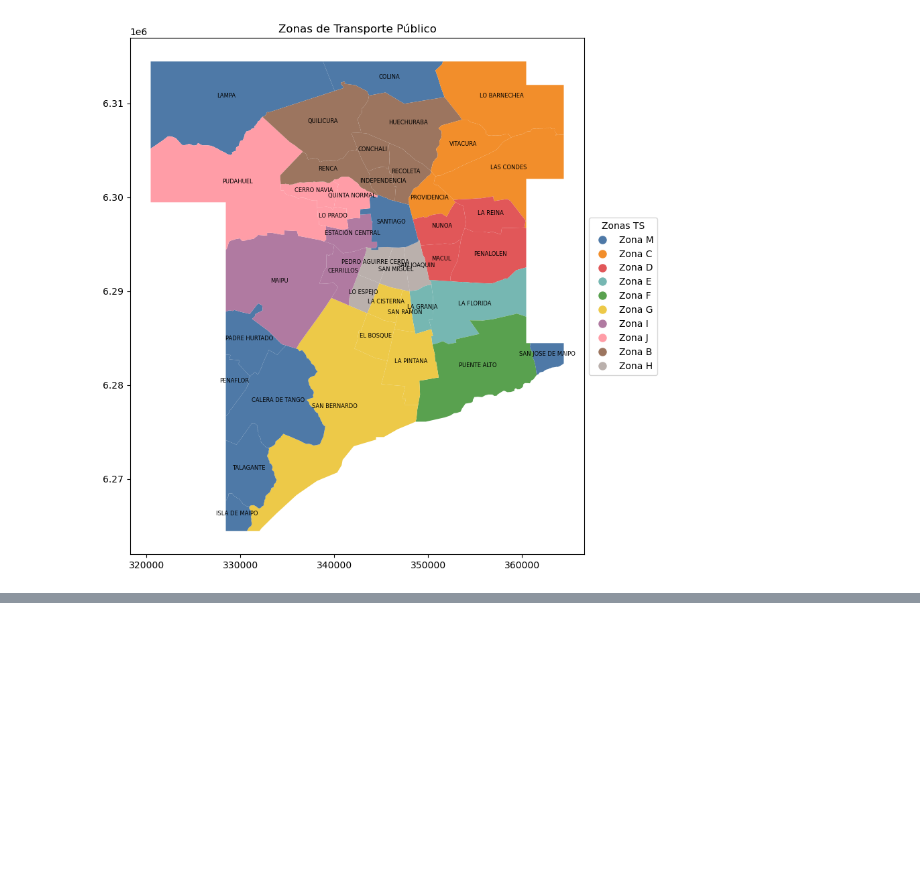
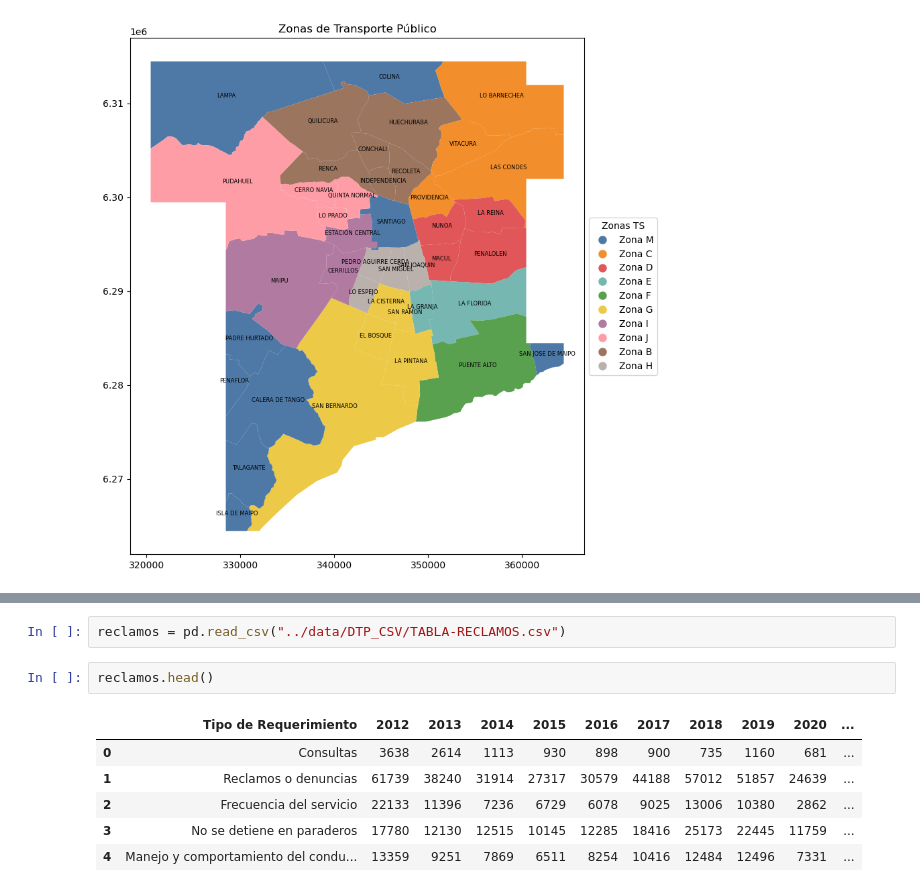
Before and after one commit to canija2000/IMT2200-Proyecto-Grupal, a Jupyter notebook: notebooks_eda/eda2.ipynb, the cells around one changed output, grey strips where cells are left out. Cells and saved outputs as stored; diff of their text form; blank space fills up the shorter version.

```diff
--- a/notebooks_eda/eda2.ipynb
+++ b/notebooks_eda/eda2.ipynb
@@ -163,0 +224,11 @@ fig.savefig('../imgs/Zonas de Transporte Público.png', dpi=300, bbox_inches='ti
+# %%
+reclamos = pd.read_csv("../data/DTP_CSV/TABLA-RECLAMOS.csv")
+# %%
+reclamos.head()
+# %% [output]
+|  | Tipo de Requerimiento | 2012 | 2013 | 2014 | 2015 | 2016 | 2017 | 2018 | 2019 | 2020 | ... |
+| 0 | Consultas | 3638 | 2614 | 1113 | 930 | 898 | 900 | 735 | 1160 | 681 | ... |
+| 1 | Reclamos o denuncias | 61739 | 38240 | 31914 | 27317 | 30579 | 44188 | 57012 | 51857 | 24639 | ... |
+| 2 | Frecuencia del servicio | 22133 | 11396 | 7236 | 6729 | 6078 | 9025 | 13006 | 10380 | 2862 | ... |
+| 3 | No se detiene en paraderos | 17780 | 12130 | 12515 | 10145 | 12285 | 18416 | 25173 | 22445 | 11759 | ... |
+| 4 | Manejo y comportamiento del condu... | 13359 | 9251 | 7869 | 6511 | 8254 | 10416 | 12484 | 12496 | 7331 | ... |
```
Also changed, not shown: parts of 11 cells of this notebook, 5 other files.
